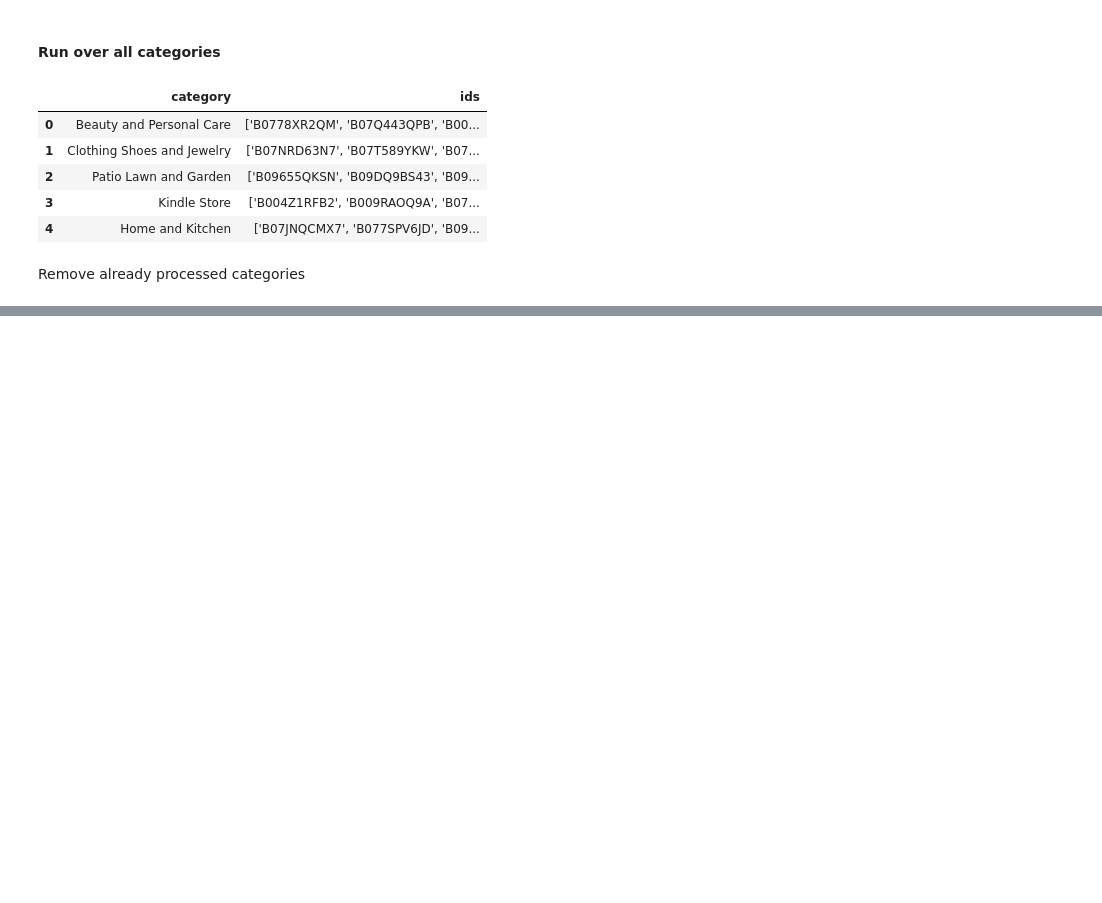
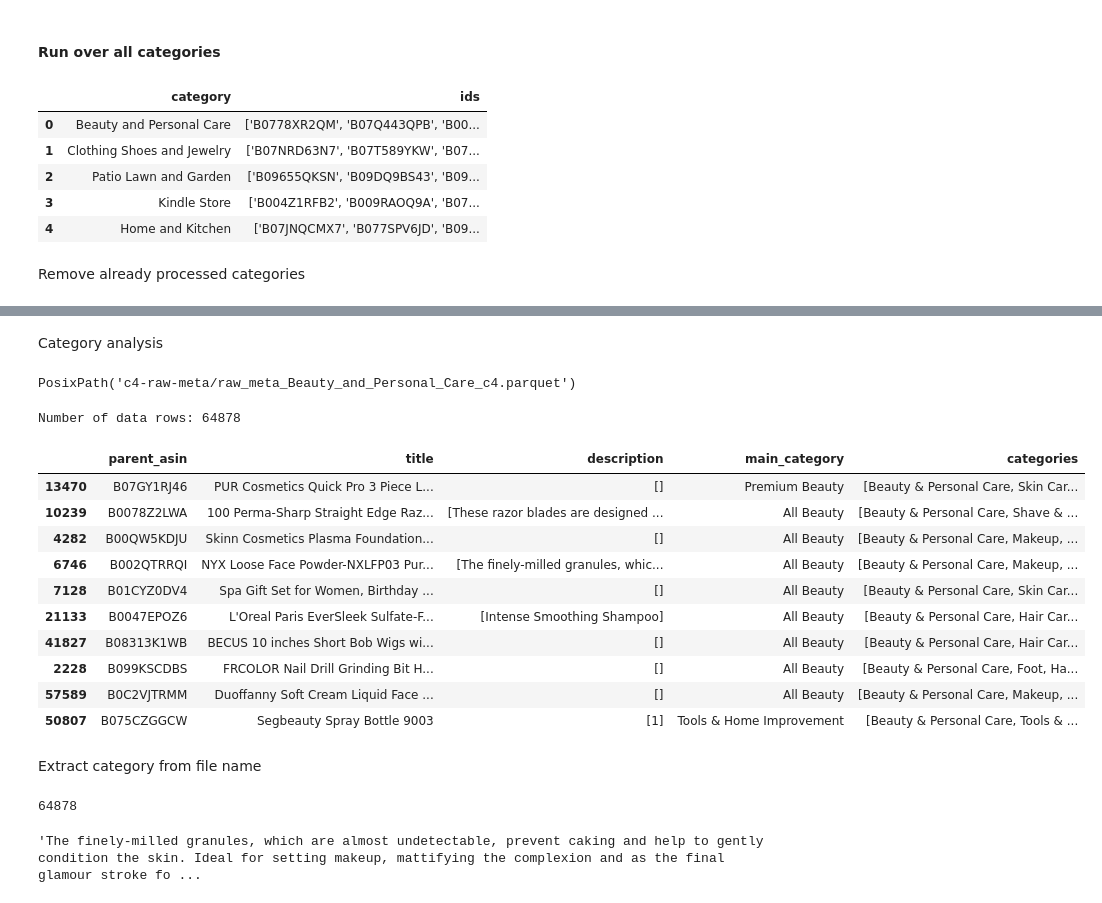
Before and after one commit to apexlearningcurve/ECS, a Jupyter notebook: dataset/Amazon-C4-formatting.ipynb, the cells around one changed output, grey strips where cells are left out. Saved outputs shown, nothing was run; the diff lists cells and outputs as text; code cells hidden in the pictures; blank space fills up the shorter version.

```diff
--- a/dataset/Amazon-C4-formatting.ipynb
+++ b/dataset/Amazon-C4-formatting.ipynb
@@ -171,0 +181,7 @@ for row in tqdm(df.itertuples(), total=len(df)):
+# %%
+meta_data_dir = Path("./c4-raw-meta")
+assert meta_data_dir.exists(), f"Dir {meta_data_dir} not found!"
+# %%
+file_paths = list(meta_data_dir.iterdir())
+file_paths = [path for path in file_paths if path.suffix == ".parquet"]
+print(f"Number of parquet files: {len(file_paths)}")
@@ -171,0 +197,29 @@ for row in tqdm(df.itertuples(), total=len(df)):
+# %%
+columns = ["parent_asin", "title", "description", "main_category", "categories"]
+# %% [markdown]
+Category analysis
+# %%
+file_paths[9]
+# %% [output]
+PosixPath('c4-raw-meta/raw_meta_Beauty_and_Personal_Care_c4.parquet')
+# %%
+df_items = pd.read_parquet(path=file_paths[9], columns=columns)
+print(f"Number of data rows: {len(df_items)}")
+# %% [output]
+Number of data rows: 64878
+# %%
+df_items.sample(10)
+# %% [output]
+|  | parent_asin | title | description | main_category | categories |
+| 13470 | B07GY1RJ46 | PUR Cosmetics Quick Pro 3 Piece L... | [] | Premium Beauty | [Beauty & Personal Care, Skin Car... |
+| 10239 | B0078Z2LWA | 100 Perma-Sharp Straight Edge Raz... | [These razor blades are designed ... | All Beauty | [Beauty & Personal Care, Shave & ... |
+| 4282 | B00QW5KDJU | Skinn Cosmetics Plasma Foundation... | [] | All Beauty | [Beauty & Personal Care, Makeup, ... |
+| 6746 | B002QTRRQI | NYX Loose Face Powder-NXLFP03 Pur... | [The finely-milled granules, whic... | All Beauty | [Beauty & Personal Care, Makeup, ... |
+| 7128 | B01CYZ0DV4 | Spa Gift Set for Women, Birthday ... | [] | All Beauty | [Beauty & Personal Care, Skin Car... |
+| 21133 | B0047EPOZ6 | L'Oreal Paris EverSleek Sulfate-F... | [Intense Smoothing Shampoo] | All Beauty | [Beauty & Personal Care, Hair Car... |
+| 41827 | B08313K1WB | BECUS 10 inches Short Bob Wigs wi... | [] | All Beauty | [Beauty & Personal Care, Hair Car... |
+| 2228 | B099KSCDBS | FRCOLOR Nail Drill Grinding Bit H... | [] | All Beauty | [Beauty & Personal Care, Foot, Ha... |
+| 57589 | B0C2VJTRMM | Duoffanny Soft Cream Liquid Face ... | [] | All Beauty | [Beauty & Personal Care, Makeup, ... |
+| 50807 | B075CZGGCW | Segbeauty Spray Bottle 9003 | [1] | Tools & Home Improvement | [Beauty & Personal Care, Tools & ... |
+# %% [markdown]
+Extract category from file name
@@ -171,0 +233,8 @@ for row in tqdm(df.itertuples(), total=len(df)):
+# %%
+sum(df_items["categories"].apply(lambda x: x[0] == category))
+# %% [output]
+64878
+# %%
+"\n".join(df_items[df_items["parent_asin"] == "B002QTRRQI"]["description"].values[0])
+# %% [output]
+'The finely-milled granules, which are almost undetectable, prevent caking and help to gently condition the skin. Ideal for setting makeup, mattifying the complexion and as the final glamour stroke fo ...
```
Also changed, not shown: parts of 30 cells of this notebook.
